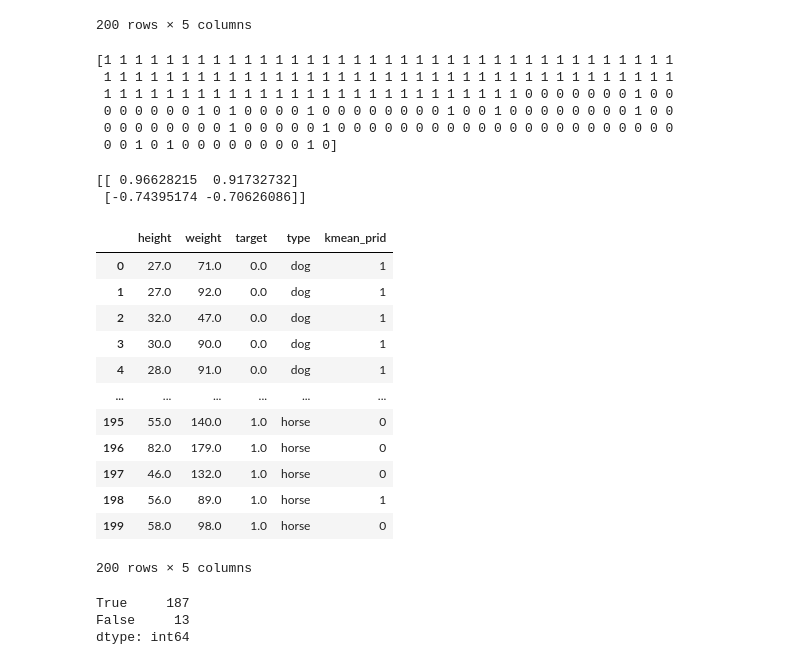
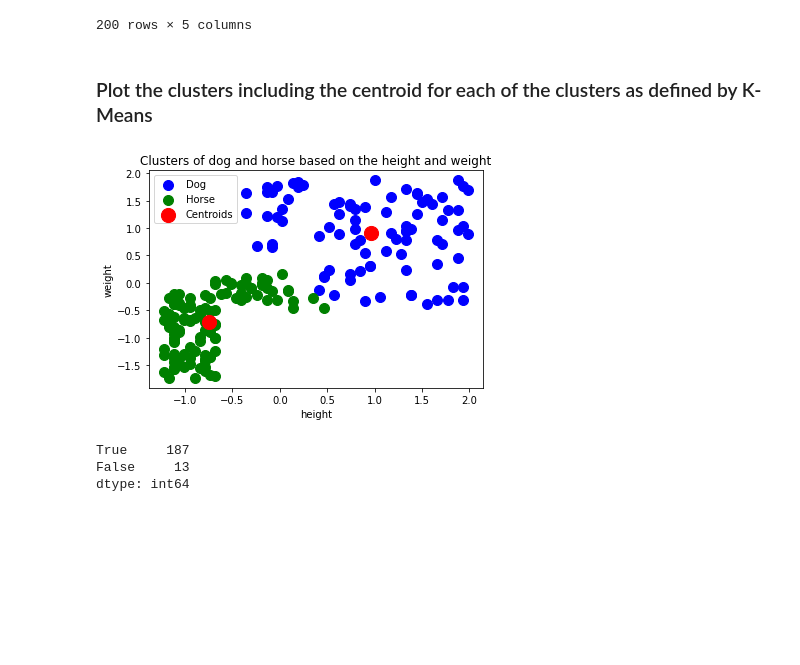
Before and after one commit to RashaAlharthi/K-Means_Clustering_Assignment, a Jupyter notebook: K_Means_Clustering_Assignment_By_Rasha.ipynb, the cells around one changed output. Drawn from its saved outputs; the diff is of its cells as text; code cells hidden in the pictures; blank space fills up the shorter version.

```diff
--- a/K_Means_Clustering_Assignment_By_Rasha.ipynb
+++ b/K_Means_Clustering_Assignment_By_Rasha.ipynb
@@ -93,39 +93,23 @@ df_dh
 | 198 | 56.0 | 89.0 | 1.0 | horse | 1 |
 | 199 | 58.0 | 98.0 | 1.0 | horse | 0 |
 200 rows × 5 columns
-# %%
-print(y_kmeans)
-# %% [output]
-[1 1 1 1 1 1 1 1 1 1 1 1 1 1 1 1 1 1 1 1 1 1 1 1 1 1 1 1 1 1 1 1 1 1 1 1 1
- 1 1 1 1 1 1 1 1 1 1 1 1 1 1 1 1 1 1 1 1 1 1 1 1 1 1 1 1 1 1 1 1 1 1 1 1 1
- 1 1 1 1 1 1 1 1 1 1 1 1 1 1 1 1 1 1 1 1 1 1 1 1 1 1 1 0 0 0 0 0 0 0 1 0 0
- 0 0 0 0 0 0 1 0 1 0 0 0 0 1 0 0 0 0 0 0 0 0 1 0 0 1 0 0 0 0 0 0 0 0 1 0 0
- 0 0 0 0 0 0 0 0 1 0 0 0 0 0 1 0 0 0 0 0 0 0 0 0 0 0 0 0 0 0 0 0 0 0 0 0 0
- 0 0 1 0 1 0 0 0 0 0 0 0 0 1 0]
-# %%
-# Cluster centeriods
-print (kmeans.cluster_centers_)
-# %% [output]
-[[ 0.96628215  0.91732732]
- [-0.74395174 -0.70626086]]
-# %%
-# assign the y_kmeans to a new column in the dataset
-df_dh['kmean_prid']= y_kmeans
-df_dh
-# %% [output]
-|  | height | weight | target | type | kmean_prid |
-| 0 | 27.0 | 71.0 | 0.0 | dog | 1 |
-| 1 | 27.0 | 92.0 | 0.0 | dog | 1 |
-| 2 | 32.0 | 47.0 | 0.0 | dog | 1 |
-| 3 | 30.0 | 90.0 | 0.0 | dog | 1 |
-| 4 | 28.0 | 91.0 | 0.0 | dog | 1 |
-| ... | ... | ... | ... | ... | ... |
-| 195 | 55.0 | 140.0 | 1.0 | horse | 0 |
-| 196 | 82.0 | 179.0 | 1.0 | horse | 0 |
-| 197 | 46.0 | 132.0 | 1.0 | horse | 0 |
-| 198 | 56.0 | 89.0 | 1.0 | horse | 1 |
-| 199 | 58.0 | 98.0 | 1.0 | horse | 0 |
-200 rows × 5 columns
+# %% [markdown]
+### Plot the clusters including the centroid for each of the clusters as defined by K-Means
+# %%
+plt.scatter(X_sc[y_kmeans == 0, 0], X_sc[y_kmeans == 0, 1], s = 100, c = 'blue', label = 'Dog')
+
+plt.scatter(X_sc[y_kmeans == 1, 0], X_sc[y_kmeans == 1, 1], s = 100, c = 'green', label = 'Horse')
+
+
+plt.scatter(kmeans.cluster_centers_[:, 0], kmeans.cluster_centers_[:, 1], s = 200, c = 'red', label = 'Centroids')
+
+plt.title('Clusters of dog and horse based on the height and weight')
+plt.xlabel('height')
+plt.ylabel('weight')
+plt.legend()
+plt.show()
+# %% [output]
+[figure, added]
 # %%
 # replace dog with 1 and horse with 0 to help us caluclate the Accuracy Score
 df_dh['type'] = df_dh['type'].map({'dog':1, 'horse':0})
```
Also changed, not shown: parts of 9 cells of this notebook.
